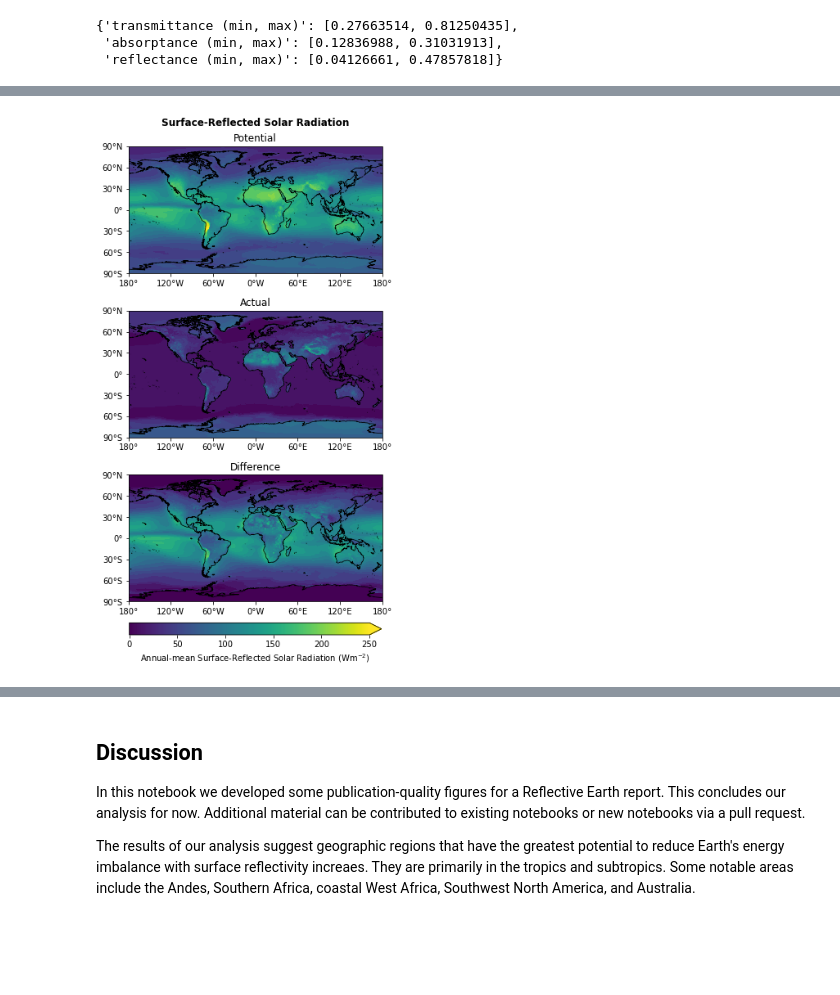
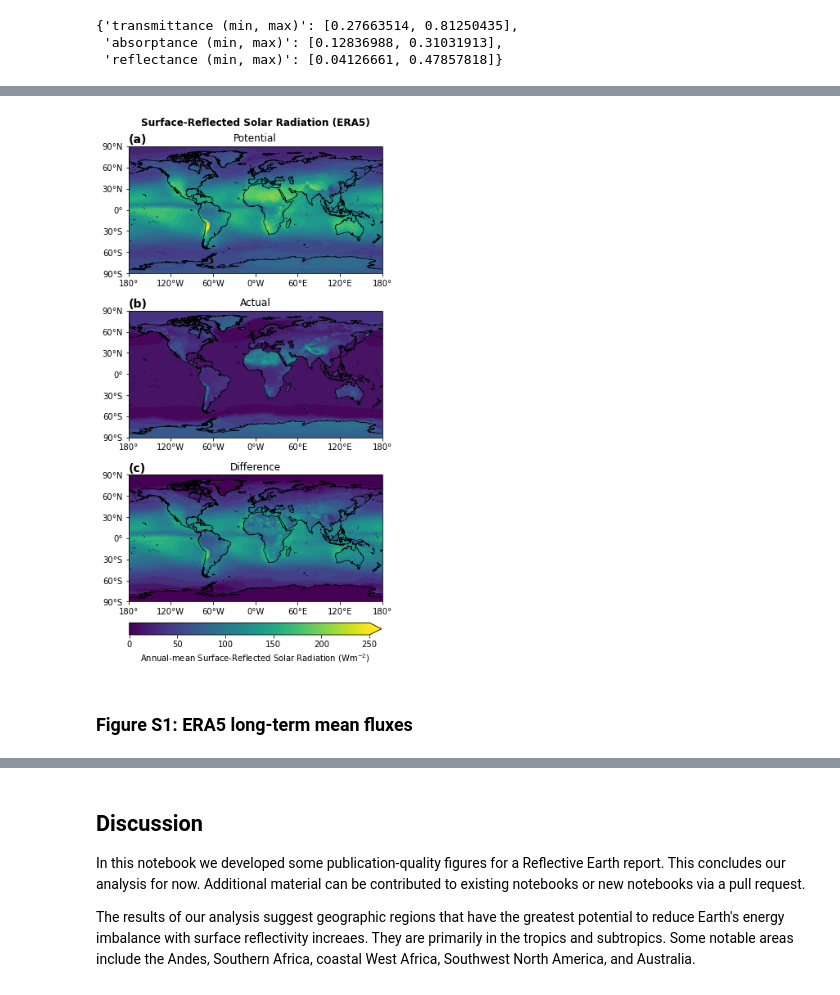
Before and after one commit to ReflectiveEarth/reflective-potential, a Jupyter notebook: notebooks/05-Visualize.ipynb, the cells around one changed output, grey strips where cells are left out. Cells and saved outputs as stored; diff of their text form; code cells hidden in the pictures; blank space fills up the shorter version.

```diff
--- a/notebooks/05-Visualize.ipynb
+++ b/notebooks/05-Visualize.ipynb
@@ -74,12 +74,12 @@ def get_data_gcs(bucket_name, file_name, file_path=".", user_project=None):
         blob.download_to_filename(filename=os.path.join(file_path, file_name))
 
 
-def plot_geodata(ax, lats, lons, data, levels, vmax, cmap, norm, title):
+def plot_geodata(ax, lats, lons, data, levels, vmin, vmax, cmap, norm, title):
     """Visualize geographic data."""
     lon_formatter = LongitudeFormatter(zero_direction_label=True)
     lat_formatter = LatitudeFormatter()
 
-    ax.contourf(lons, lats, data, levels, vmin=0, vmax=vmax,
+    ax.contourf(lons, lats, data, levels, vmin=vmin, vmax=vmax,
                 cmap=cmap, norm=norm, transform=ccrs.PlateCarree())
     ax.set_title(title)
     ax.coastlines("50m", linewidth=0.75)
@@ -205,26 +220,32 @@ diff = (rom_analysis.psrosr.data - rom_analysis.srosr.data)
 # %%
 fig, axs = plt.subplots(3, 1, figsize=(11,10),
                         subplot_kw=dict(projection=ccrs.PlateCarree()))
 cmap = cm.viridis
 norm = colors.Normalize(vmin=0, vmax=250)
 ax1 = axs[0]
 ax2 = axs[1]
 ax3 = axs[2]
 
-plot_geodata(ax1, lats, lons, psrosr, 25, 250, cmap, norm, "Potential")
-plot_geodata(ax2, lats, lons, srosr, 25, 250, cmap, norm, "Actual")
-plot_geodata(ax3, lats, lons, diff, 25, 250, cmap, norm, "Difference")
+plot_geodata(ax1, lats, lons, psrosr, 25, 0, 250, cmap, norm, "Potential")
+plot_geodata(ax2, lats, lons, srosr, 25, 0, 250, cmap, norm, "Actual")
+plot_geodata(ax3, lats, lons, diff, 25, 0, 250, cmap, norm, "Difference")
+
+ax1.text(-180, 95, "(a)", fontsize=14, fontweight="bold")
+ax2.text(-180, 95, "(b)", fontsize=14, fontweight="bold")
+ax3.text(-180, 95, "(c)", fontsize=14, fontweight="bold")
 
 fig.tight_layout(pad=2.0)
-fig.suptitle("Surface-Reflected Solar Radiation",
+fig.suptitle("Surface-Reflected Solar Radiation (ERA5)",
              y=0.999, fontweight="bold")
 cbar = fig.colorbar(cm.ScalarMappable(norm=norm, cmap=cmap),
                     ax=axs, orientation='horizontal', fraction=.1, shrink=0.41,
                     pad=0.04, extend="max")
 cbar.ax.xaxis.set_ticks(np.arange(0, 250, 50), minor=True)
 cbar.set_label("Annual-mean Surface-Reflected Solar Radiation ($\mathrm{W m^{-2}}$)")
-plt.savefig(os.path.join(data_dir, "RER1_Fig3.png"),
+plt.savefig(os.path.join(data_dir, "ERL_Fig4.png"),
             dpi=300, bbox_inches="tight",
             facecolor='white')
 # %% [output]
-[figure, old version]
+[figure, new version]
+# %% [markdown]
+### Figure S1: ERA5 long-term mean fluxes
```
Also changed, not shown: parts of 12 cells of this notebook.
